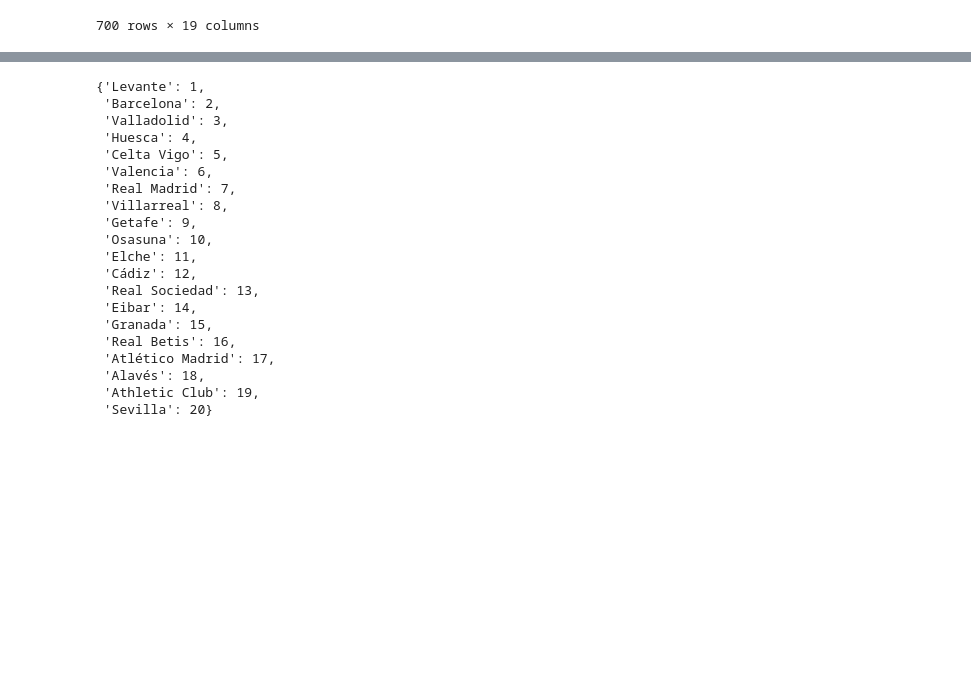
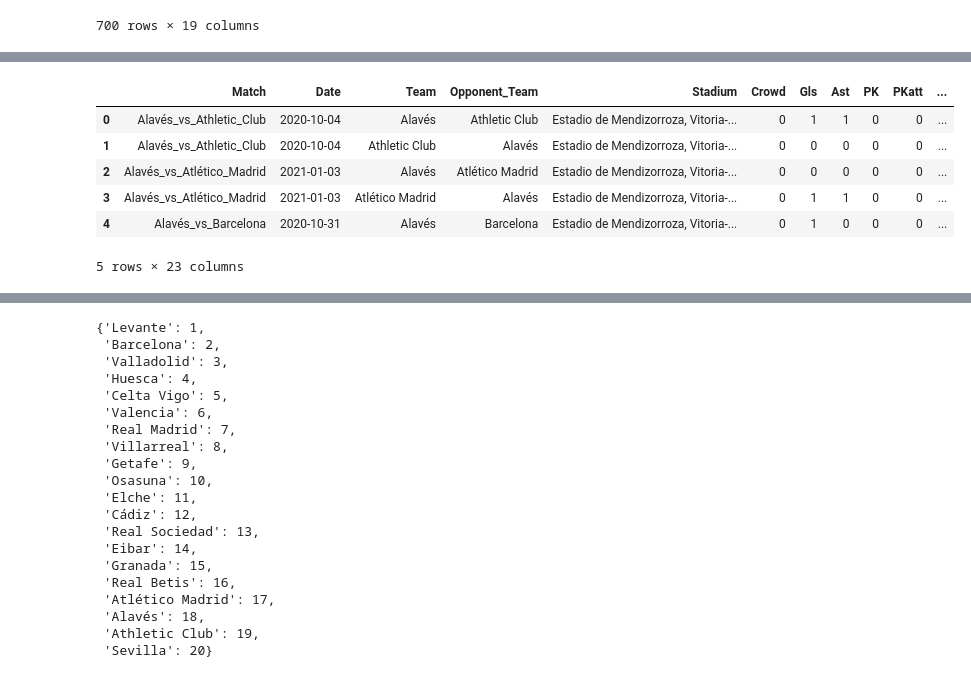
Before and after one commit to NourJamoussi/LaLigaPrediction, a Jupyter notebook: Malis_Project_V1.ipynb, the cells around one changed output, grey strips where cells are left out. Saved outputs shown, nothing was run; the diff lists cells and outputs as text; code cells hidden in the pictures; blank space fills up the shorter version.

```diff
--- a/Malis_Project_V1.ipynb
+++ b/Malis_Project_V1.ipynb
@@ -239,0 +329,10 @@ df_versus
+# %%
+new_df.head(5)
+# %% [output]
+|  | Match | Date | Team | Opponent_Team | Stadium | Crowd | Gls | Ast | PK | PKatt | ... |
+| 0 | Alavés_vs_Athletic_Club | 2020-10-04 | Alavés | Athletic Club | Estadio de Mendizorroza, Vitoria-... | 0 | 1 | 1 | 0 | 0 | ... |
+| 1 | Alavés_vs_Athletic_Club | 2020-10-04 | Athletic Club | Alavés | Estadio de Mendizorroza, Vitoria-... | 0 | 0 | 0 | 0 | 0 | ... |
+| 2 | Alavés_vs_Atlético_Madrid | 2021-01-03 | Alavés | Atlético Madrid | Estadio de Mendizorroza, Vitoria-... | 0 | 0 | 0 | 0 | 0 | ... |
+| 3 | Alavés_vs_Atlético_Madrid | 2021-01-03 | Atlético Madrid | Alavés | Estadio de Mendizorroza, Vitoria-... | 0 | 1 | 1 | 0 | 0 | ... |
+| 4 | Alavés_vs_Barcelona | 2020-10-31 | Alavés | Barcelona | Estadio de Mendizorroza, Vitoria-... | 0 | 1 | 0 | 0 | 0 | ... |
+5 rows × 23 columns
```
Also changed, not shown: parts of 19 cells of this notebook, 3 other files.
